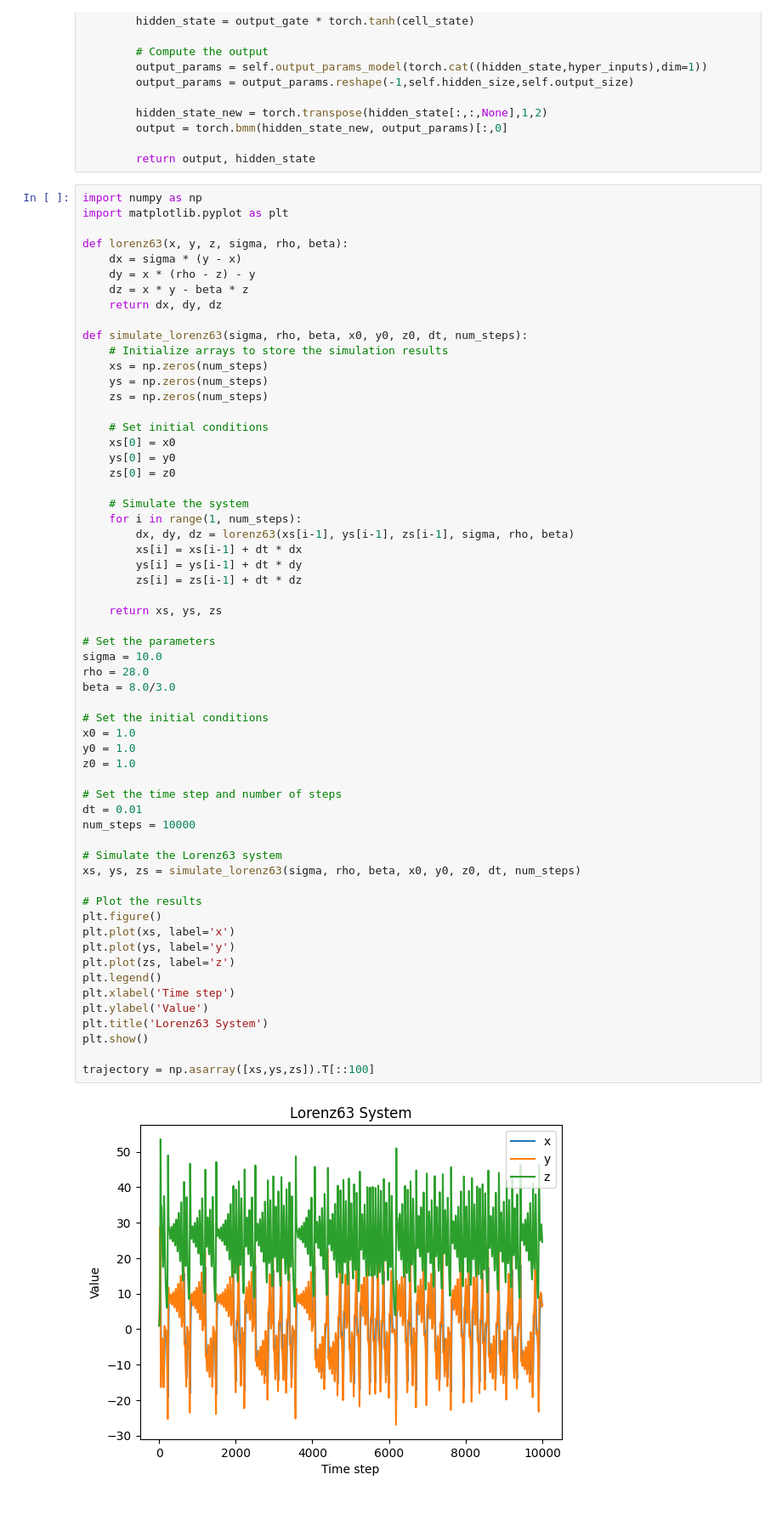
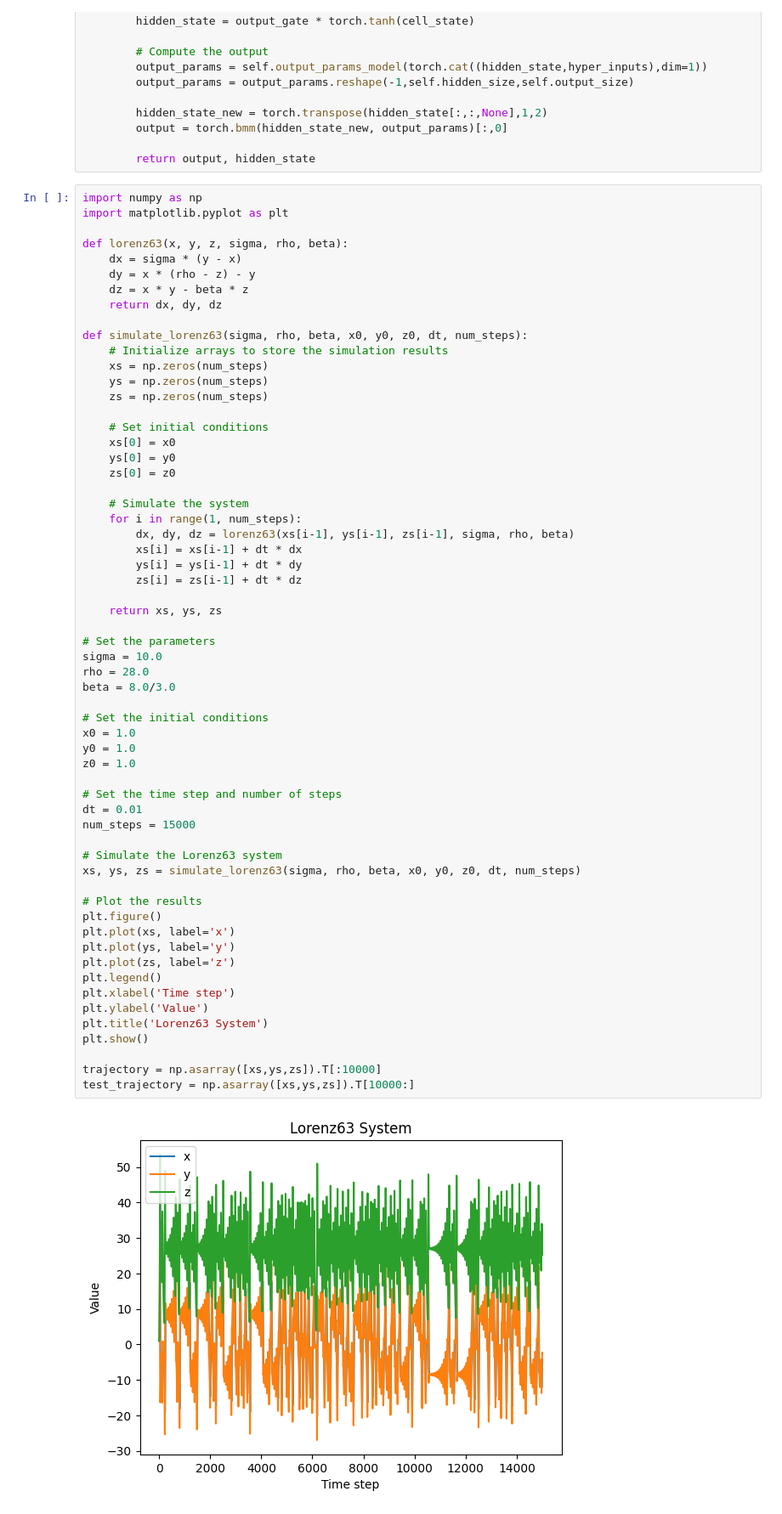
Before and after one commit to Romit-Maulik/Practice, a Jupyter notebook: Other_Python/Hypernetworks/HyperLSTM.ipynb, the cells around one changed output. Shown: that part at 85% size. Drawn from its saved outputs; the diff is of its cells as text.

```diff
--- a/Other_Python/Hypernetworks/HyperLSTM.ipynb
+++ b/Other_Python/Hypernetworks/HyperLSTM.ipynb
@@ -87,36 +87,37 @@ def simulate_lorenz63(sigma, rho, beta, x0, y0, z0, dt, num_steps):
     return xs, ys, zs
 
 # Set the parameters
 sigma = 10.0
 rho = 28.0
 beta = 8.0/3.0
 
 # Set the initial conditions
 x0 = 1.0
 y0 = 1.0
 z0 = 1.0
 
 # Set the time step and number of steps
 dt = 0.01
-num_steps = 10000
+num_steps = 15000
 
 # Simulate the Lorenz63 system
 xs, ys, zs = simulate_lorenz63(sigma, rho, beta, x0, y0, z0, dt, num_steps)
 
 # Plot the results
 plt.figure()
 plt.plot(xs, label='x')
 plt.plot(ys, label='y')
 plt.plot(zs, label='z')
 plt.legend()
 plt.xlabel('Time step')
 plt.ylabel('Value')
 plt.title('Lorenz63 System')
 plt.show()
 
-trajectory = np.asarray([xs,ys,zs]).T[::100]
+trajectory = np.asarray([xs,ys,zs]).T[:10000]
+test_trajectory = np.asarray([xs,ys,zs]).T[10000:]
 # %% [output]
-[figure, old version]
+[figure, new version]
 # %%
 # Define the parameters
 input_size = 3  # From Lorenz
```
Also changed, not shown: parts of 6 cells of this notebook.
